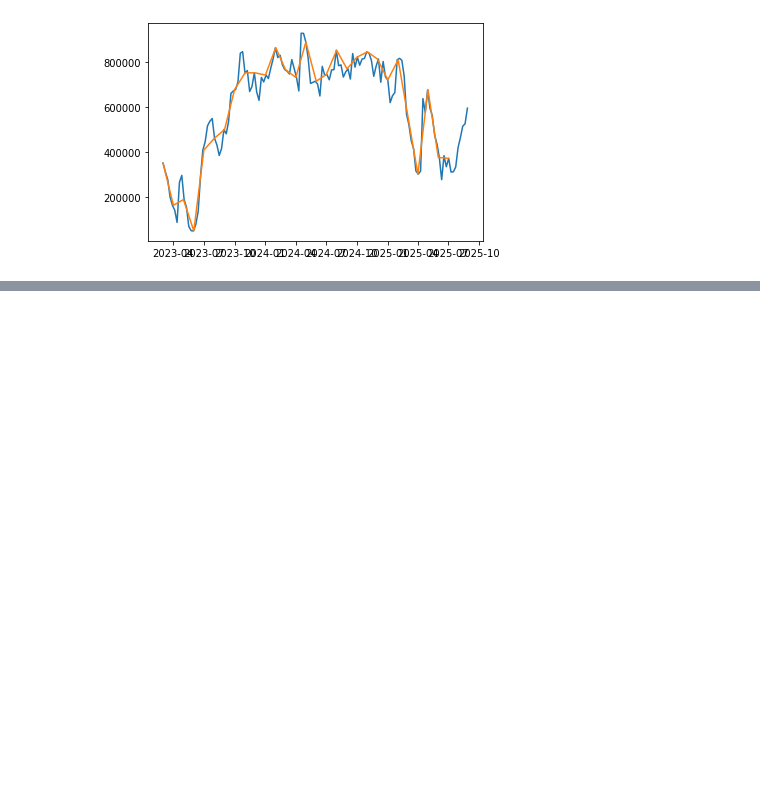
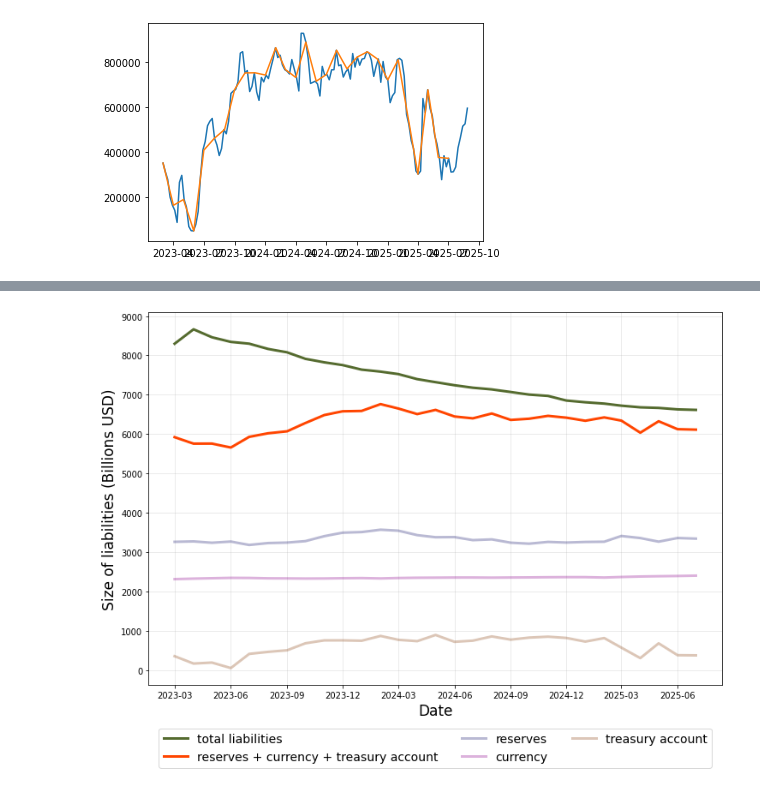
Before and after one commit to michaelneuder/money, a Jupyter notebook: fed-balance-sheet.ipynb, the cells around one changed output, grey strips where cells are left out. Cells and saved outputs as stored; diff of their text form; code cells hidden in the pictures; blank space fills up the shorter version.

```diff
--- a/fed-balance-sheet.ipynb
+++ b/fed-balance-sheet.ipynb
@@ -119,0 +105,4 @@ plt.show()
+# %%
+total = (treasury_nearest['value'].values /int(1e3)
+         + currency_latest['value'].values
+         + reserves_latest['value'].values)
@@ -119,0 +119,37 @@ plt.show()
+# %%
+f, ax = plt.subplots(figsize=(12,8))
+
+ax.plot(liabilities_nearest['date'], liabilities_nearest['value']/int(1e3),
+              color='darkolivegreen', linewidth=3, label='total liabilities')
+ax.plot(treasury_nearest['date'], total, color='orangered', linewidth=3,
+        label='reserves + currency + treasury account')
+
+ax.plot(reserves_latest['date'], reserves_latest['value'], color='midnightblue', linewidth=3,
+        label='reserves', alpha=0.3)
+ax.plot(currency_latest['date'], currency_latest['value'], color='darkmagenta', linewidth=3,
+        label='currency', alpha=0.3)
+ax.plot(treasury_nearest['date'], treasury_nearest['value']/int(1e3), color='saddlebrown', linewidth=3,
+        label='treasury account', alpha=0.3)
+
+
+
+ax.set_xlabel('Date', size=17)
+ax.set_ylabel('Size of liabilities (Billions USD)', size=17)
+
+xticks = pd.date_range("2023-03-01", "2025-07-01", freq="3MS")
+ax.set_xticks(xticks)
+ax.set_xticklabels(xticks.strftime("%Y-%m"))
+
+ax.legend(
+    loc="upper center",      # place relative to the bbox_to_anchor
+    bbox_to_anchor=(0.5, -0.1),  # center it below the x-axis
+    ncol=3,                  # split into 2 columns
+    fontsize=14,
+)
+ax.set_title('Fed Balance Sheet Liabilities Since March 1, 2023, comb', size)
+ax.grid(alpha=0.3)
+ax.set_yticks(np.arange(0, 9001, 1000))
+
+plt.show()
+# %% [output]
+[figure, added]
```
Also changed, not shown: parts of 4 cells of this notebook, 1 other file.
